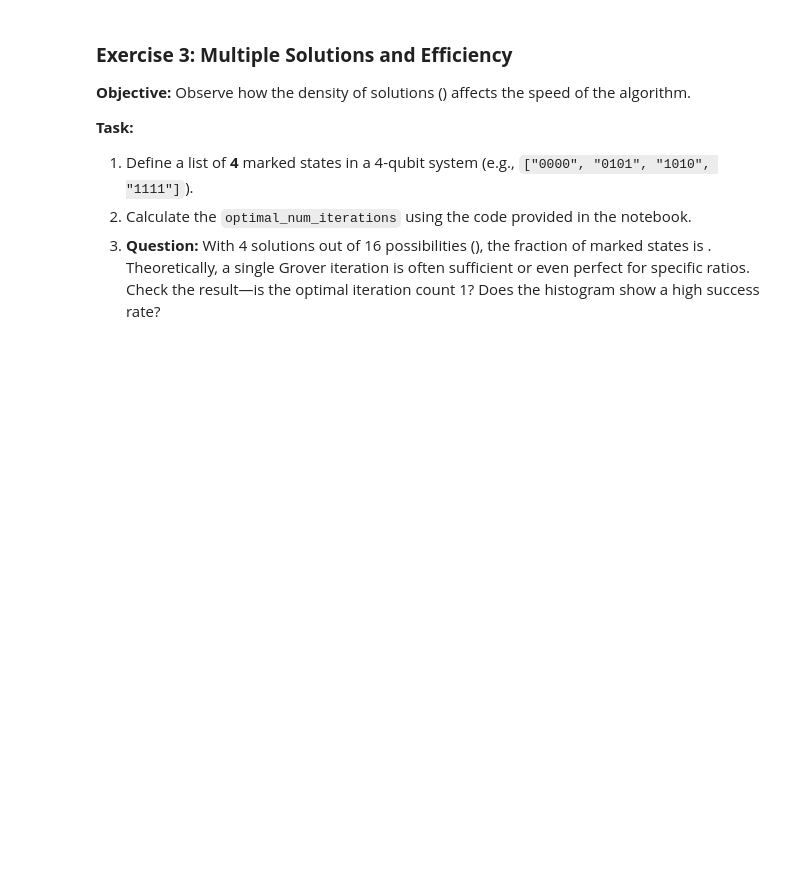
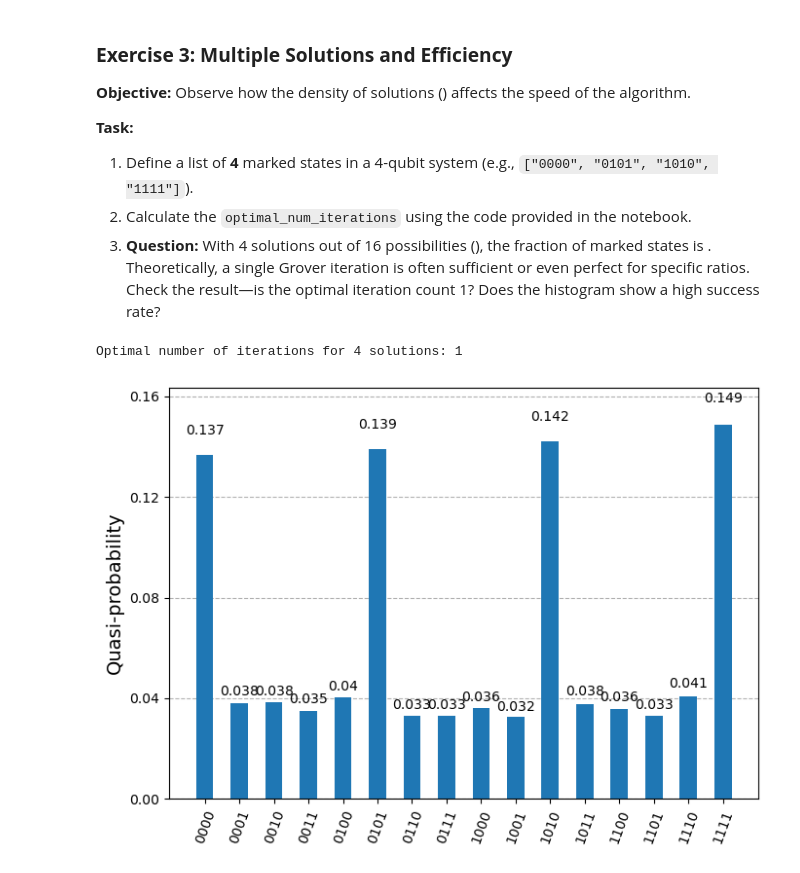
Before and after one commit to hyperfi/NITJ-Workshop-Grover-Search, a Jupyter notebook: Grover_Lab_experiment_3.ipynb, the cells around one changed output. Cells and saved outputs as stored; diff of their text form; code cells hidden in the pictures; blank space fills up the shorter version.

Commit message:
Added All the Solutions

```diff
--- a/Grover_Lab_experiment_3.ipynb
+++ b/Grover_Lab_experiment_3.ipynb
@@ -19,17 +19,37 @@ from qiskit.visualization import plot_distribution
 # %%
 # [Student Code Cell for Exercise 3]
 
 # 1. Define single or double or triple or four marked states
 
+marked_states_ex3 = ["0000", "0101", "1010", "1111"]
+
+
 # 2. Construct Oracle/Operator
+oracle_ex3 = Grover_oracle(marked_states_ex3)
+grover_op_ex3 = Grover_operator(oracle_ex3)
 
 
 # 3. Calculate optimal iterations
+optimal_iter_ex3 = math.floor(
+    np.pi /
+    (4 * np.asin(math.sqrt(len(marked_states_ex3) / 2**grover_op_ex3.num_qubits)))
+)
+print(f"Optimal number of iterations for 4 solutions: {optimal_iter_ex3}")
 
-# 4. Run Circuit
+# 4. Create Circuit
+qc_ex3 = QuantumCircuit(grover_op_ex3.num_qubits)
+qc_ex3.h(range(grover_op_ex3.num_qubits))
+qc_ex3.compose(grover_op_ex3.power(optimal_iter_ex3), inplace=True)
+qc_ex3.measure_all()
 
 
 # 5. Run on backend using the fake provider and 10000 shots
 
+data_ex3 = Get_Data_from_Fake_backend(10000, qc_ex3, FakeAlgiers())
 
 # 6. Plot the results
+
+plot_distribution(data_ex3.meas.get_counts())
+# %% [output]
+Optimal number of iterations for 4 solutions: 1
+[figure, added]
```
Also changed, not shown: 3 other files.
